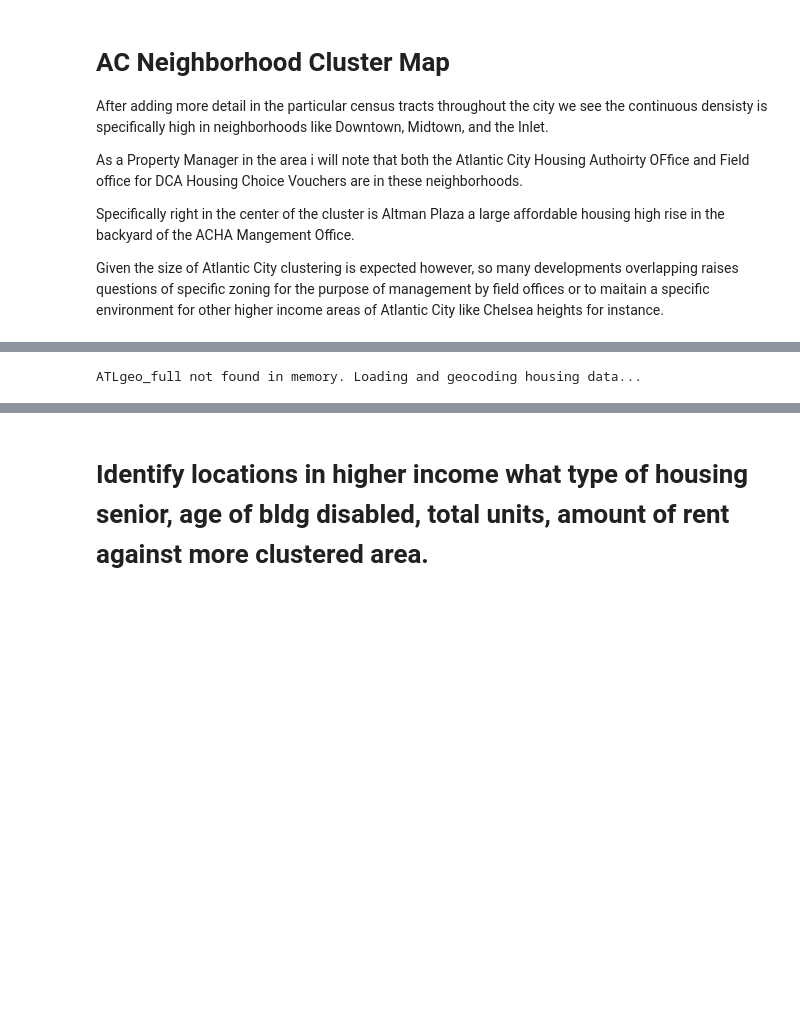
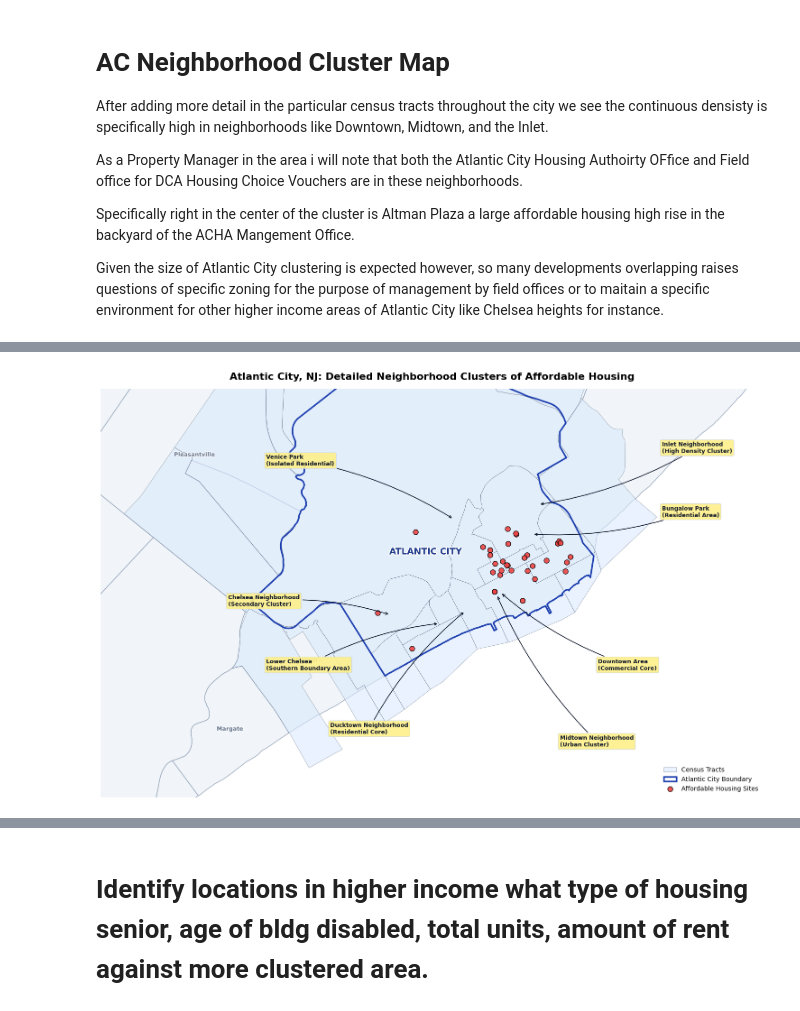
Before and after one commit to Anjanique-Knight/AjGIS, a Jupyter notebook: PS3_GIS.ipynb, the cells around one changed output, grey strips where cells are left out. Saved outputs shown, nothing was run; the diff lists cells and outputs as text; code cells hidden in the pictures; blank space fills up the shorter version.

```diff
--- a/PS3_GIS.ipynb
+++ b/PS3_GIS.ipynb
@@ -906,10 +962,8 @@ from geopy.extra.rate_limiter import RateLimiter
 
 # 0. Re-create municipal and tract dependencies
 try:
-    # Try to load existing shapefile if already unzipped
     gdf_mun = gpd.read_file('NJ_Municipal_Boundaries_3424.shp')
 except Exception:
-    # Fallback to download and unzip if missing
     import zipfile
     !wget -q -O njMun.zip https://github.com/Anjanique-Knight/AjGIS/raw/refs/heads/main/NJ_Municipal_Boundaries_3424_-6792731789006169525.zip
     with zipfile.ZipFile('njMun.zip', 'r') as zip_ref:
@@ -919,21 +973,19 @@ except Exception:
 atlantic_mun_gdf = gdf_mun[gdf_mun['COUNTY'] == 'ATLANTIC'].copy()
 atlantic_mun_gdf['clean_city'] = atlantic_mun_gdf['MUN_LABEL'].str.replace(r'\s+(city|township|borough|town)$', '', regex=True, case=False).str.strip().str.lower()
 
-# Re-download and define 'atl_tracts' (Census tracts for Atlantic County, county code "001")
 url_tracts = "https://www2.census.gov/geo/tiger/TIGER2020/TRACT/tl_2020_34_tract.zip"
 nj_tracts = gpd.read_file(url_tracts)
 atl_tracts = nj_tracts[nj_tracts["COUNTYFP"] == "001"].to_crs("EPSG:3424")
 
-# Ensure ATLgeo_full is defined
 global ATLgeo_full
 try:
     ATLgeo_full
 except NameError:
     print("ATLgeo_full not found in memory. Loading and geocoding housing data...")
-    ATLhome_full = pd.read_excel('https://github.com/Anjanique-Knight/AjGIS/raw/refs/heads/main/atlantic.xlsx')
+    ATLhome_full = pd.read_excel("https://github.com/Anjanique-Knight/AjGIS/raw/refs/heads/main/atlantic.xlsx")
     valid_homes_full = ATLhome_full[~ATLhome_full['street'].astype(str).str.contains('intentional blank', case=False, na=True)].copy()
     valid_homes_full['full_address'] = valid_homes_full['street'].astype(str) + ', ' + valid_homes_full['City '].astype(str) + ', NJ'
-    geolocator = Nominatim(user_agent="nj_affordable_housing_mapper_aj_9d")
+    geolocator = Nominatim(user_agent="nj_affordable_housing_mapper_aj_9d_v2")
     geocode_with_delay = RateLimiter(geolocator.geocode, min_delay_seconds=1.1, return_value_on_exception=None)
     valid_homes_full['location'] = valid_homes_full['full_address'].apply(geocode_with_delay)
     valid_homes_full['point'] = valid_homes_full['location'].apply(lambda loc: Point(loc.longitude, loc.latitude) if loc else None)
@@ -941,33 +993,29 @@ except NameError:
     ATLgeo_full = gpd.GeoDataFrame(final_geocoded, geometry='point', crs="EPSG:4326")
     ATLgeo_full['clean_city'] = ATLgeo_full['City '].astype(str).str.strip().str.lower()
 
-# Extract Atlantic City boundary and tracts safely
-ac_boundary_3424 = atlantic_mun_gdf[atlantic_mun_gdf['clean_city'] == 'atlantic city'].to_crs("EPSG:3424")
+# Extract AC boundary and tracts
+ac_boundary_3424 = atlantic_mun_gdf[atlantic_mun_gdf['clean_city'] == 'atlantic'].to_crs("EPSG:3424")
 ac_tracts_fixed = atl_tracts[atl_tracts['GEOID'].isin(atl_tracts['GEOID'])].to_crs("EPSG:3424")
 
-# 1. Project datasets to local CRS (NJ State Plane Feet)
 ac_boundary_proj = ac_boundary_3424.copy()
 ac_housing_proj = ATLgeo_full[ATLgeo_full['clean_city'] == 'atlantic city'].to_crs('EPSG:3424')
 ac_tracts_proj = ac_tracts_fixed.to_crs('EPSG:3424')
 
-# Create 15k feet buffer to identify and plot neighboring municipalities
+# Filter to keep only tracts belonging to Atlantic City bounds to prevent map-drift
+ac_tracts_ac_only = gpd.sjoin(ac_tracts_proj, ac_boundary_proj, how='inner', predicate='intersects')
+
 ac_buffer = ac_boundary_proj.geometry.buffer(15000)
 surrounding_mun = atlantic_mun_gdf[atlantic_mun_gdf.to_crs('EPSG:3424').intersects(ac_buffer.union_all())].copy()
 
-# 2. Plotting setup
 fig, ax = plt.subplots(figsize=(15, 13))
-
-# Plot surrounding municipal boundaries
 surrounding_mun.to_crs('EPSG:3424').plot(ax=ax, color='#f1f5f9', edgecolor='#94a3b8', linewidth=1)
-
-# Plot Atlantic City background with census tract lines
-ac_tracts_proj.plot(ax=ax, color='#dbeafe', edgecolor='#475569', alpha=0.6, linewidth=0.5, label='Census Tracts')
+ac_tracts_ac_only.plot(ax=ax, color='#dbeafe', edgecolor='#475569', alpha=0.6, linewidth=0.5, label='Census Tracts')
 ac_boundary_proj.plot(ax=ax, facecolor='none', edgecolor='#1e40af', linewidth=2.5, label='Atlantic City Boundary')
 
-# Plot the geocoded affordable housing project markers
-ac_housing_proj.plot(ax=ax, marker='o', color='#ef4444', markersize=45, edgecolor='black', linewidth=0.8, alpha=0.9, label='Affordable Housing Sites')
+# Plot the geocoded affordable housing project markers with higher visibility
+ac_housing_proj.plot(ax=ax, marker='o', color='#ef4444', markersize=65, edgecolor='black', linewidth=1.0, alpha=0.9, label='Affordable Housing Sites')
 
-# 3. Label surrounding municipalities
+# Label surrounding municipalities
 centroids = surrounding_mun.to_crs('EPSG:3424').geometry.centroid
 for x, y, label in zip(centroids.x, centroids.y, surrounding_mun.MUN_LABEL):
     clean_label = label.replace(' Borough', '').replace(' City', '').replace(' Township', '')
@@ -982,7 +1030,7 @@ for x, y, label in zip(centroids.x, centroids.y, surrounding_mun.MUN_LABEL):
             path_effects=[withStroke(linewidth=2, foreground='white')]
         )
 
-# 4. Add prominent label for Atlantic City itself
+# Add prominent label for Atlantic City
 ac_centroid = ac_boundary_proj.geometry.centroid.iloc[0]
 ax.annotate(
     'ATLANTIC CITY',
@@ -994,37 +1042,47 @@ ax.annotate(
     path_effects=[withStroke(linewidth=3, foreground='white')]
 )
 
-# 5. Add targeted geographic labels for all specific AC neighborhoods
+# Geographically corrected coordinates based on EPSG:3424 conversions
 neighborhood_annotations = [
     {
         'name': 'Inlet Neighborhood\n(High Density Cluster)',
-        'coord': (515600, 196500),
-        'text_coord': (524000, 199000),
+        'coord': (514369.85, 198956.48),
+        'text_coord': (524000, 203000),
+    },
+    {
+        'name': 'Bungalow Park\n(Residential Area)',
+        'coord': (513891.32, 196625.12),
+        'text_coord': (524000, 198000),
     },
     {
         'name': 'Downtown Area\n(Commercial Core)',
-        'coord': (512500, 192500),
-        'text_coord': (522000, 192000),
+        'coord': (511378.93, 192034.06),
+        'text_coord': (519000, 186000),
     },
     {
         'name': 'Midtown Neighborhood\n(Urban Cluster)',
-        'coord': (510200, 191000),
-        'text_coord': (502000, 198000),
+        'coord': (511065.23, 191859.00),
+        'text_coord': (516000, 180000),
     },
     {
         'name': 'Ducktown Neighborhood\n(Residential Core)',
-        'coord': (507400, 189200),
-        'text_coord': (496000, 194000),
+        'coord': (508552.57, 190575.25),
+        'text_coord': (498000, 181000),
+    },
+    {
+        'name': 'Lower Chelsea\n(Southern Boundary Area)',
+        'coord': (506517.33, 189627.07),
+        'text_coord': (493000, 186000),
     },
     {
         'name': 'Chelsea Neighborhood\n(Secondary Cluster)',
-        'coord': (504000, 187000),
-        'text_coord': (491000, 189000),
+        'coord': (502671.55, 190317.19),
+        'text_coord': (490000, 191000),
     },
     {
-        'name': 'Lower Chelsea\n(Southern Boundary Area)',
-        'coord': (500000, 184500),
-        'text_coord': (486000, 183000),
+        'name': 'Venice Park\n(Isolated Residential)',
+        'coord': (507643.37, 197822.46),
+        'text_coord': (493000, 202000),
     },
 ]
 
@@ -1036,33 +1094,32 @@ for note in neighborhood_annotations:
         arrowprops=dict(
             arrowstyle='->',
             color='#0f172a',
             lw=1.2,
             connectionstyle='arc3,rad=-0.1',
         ),
         fontsize=9,
         weight='bold',
         color='#0f172a',
         bbox=dict(
             boxstyle='round,pad=0.3',
             facecolor='#fef08a',
             edgecolor='#cbd5e1',
             alpha=0.9,
             lw=0.8,
         ),
     )
 
-# Map limits & aesthetics adjusted to fit text boxes cleanly
 plt.title(
     'Atlantic City, NJ: Detailed Neighborhood Clusters of Affordable Housing',
     fontsize=16,
     fontweight='bold',
     pad=15,
 )
 ax.set_xlim(480000, 532000)
-ax.set_ylim(178000, 204000)
+ax.set_ylim(176000, 208000)
 plt.axis('off')
 plt.legend(loc='lower right', frameon=True, facecolor='white', edgecolor='none')
 plt.tight_layout()
 plt.show()
 # %% [output]
-ATLgeo_full not found in memory. Loading and geocoding housing data...
+[figure, added]
```
Also changed, not shown: parts of 5 cells of this notebook.
